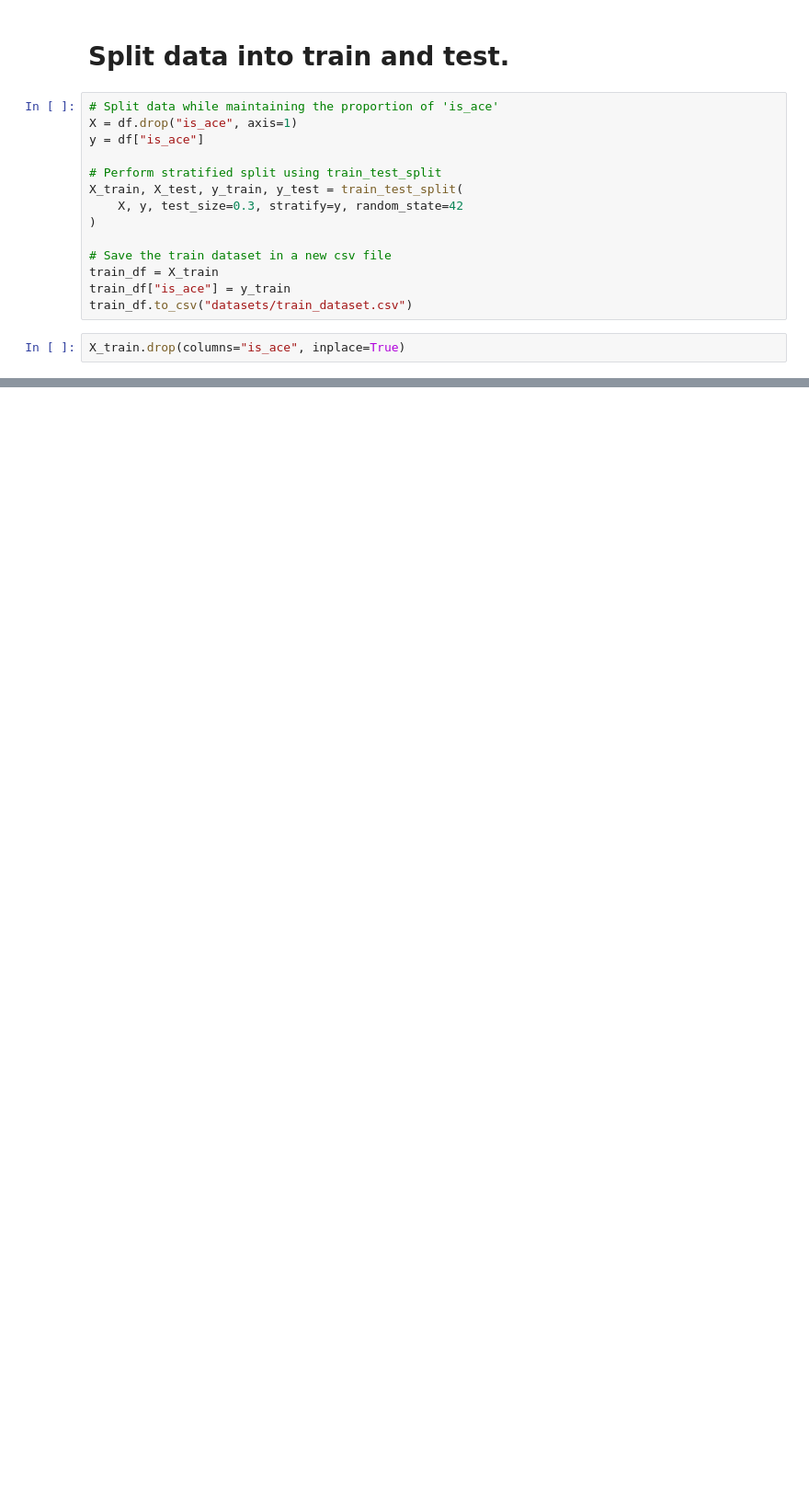
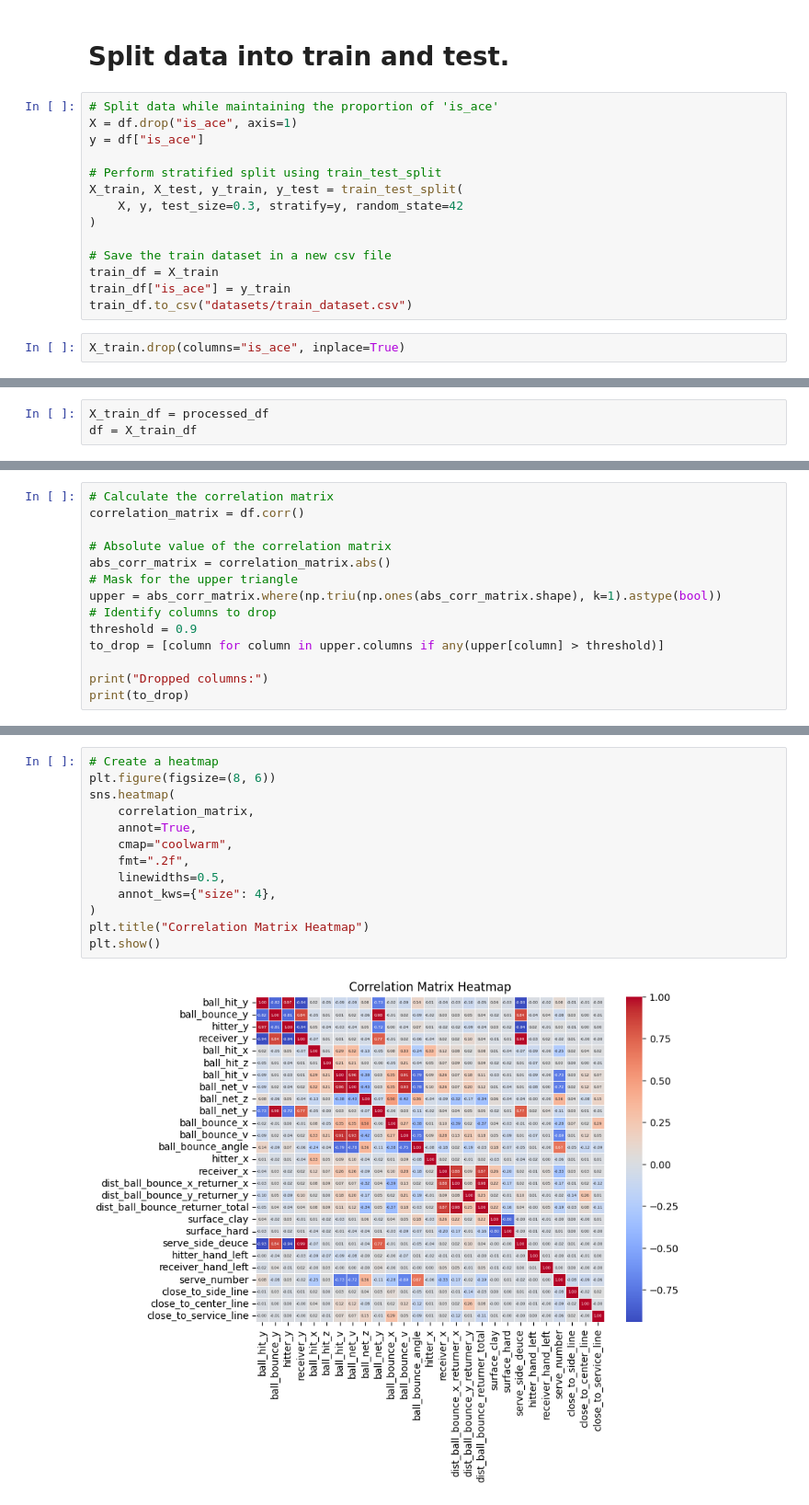
Before and after one commit to apbw-6/Tennis_Ace_Prediction, a Jupyter notebook: 3.Feature_Engineering.ipynb, the cells around one changed output, grey strips where cells are left out. Shown at 92% size. Drawn from its saved outputs; the diff is of its cells as text; blank space fills up the shorter version.

```diff
--- a/3.Feature_Engineering.ipynb
+++ b/3.Feature_Engineering.ipynb
@@ -80,0 +389,3 @@ loaded_encoder = joblib.load("one_hot_encoder.pkl")
+# %%
+X_train_df = processed_df
+df = X_train_df
@@ -80,0 +396,14 @@ loaded_encoder = joblib.load("one_hot_encoder.pkl")
+# %%
+# Calculate the correlation matrix
+correlation_matrix = df.corr()
+
+# Absolute value of the correlation matrix
+abs_corr_matrix = correlation_matrix.abs()
+# Mask for the upper triangle
+upper = abs_corr_matrix.where(np.triu(np.ones(abs_corr_matrix.shape), k=1).astype(bool))
+# Identify columns to drop
+threshold = 0.9
+to_drop = [column for column in upper.columns if any(upper[column] > threshold)]
+
+print("Dropped columns:")
+print(to_drop)
@@ -80,0 +413,15 @@ loaded_encoder = joblib.load("one_hot_encoder.pkl")
+# %%
+# Create a heatmap
+plt.figure(figsize=(8, 6))
+sns.heatmap(
+    correlation_matrix,
+    annot=True,
+    cmap="coolwarm",
+    fmt=".2f",
+    linewidths=0.5,
+    annot_kws={"size": 4},
+)
+plt.title("Correlation Matrix Heatmap")
+plt.show()
+# %% [output]
+[figure, added]
```
Also changed, not shown: parts of 30 cells of this notebook, 3 other files.
